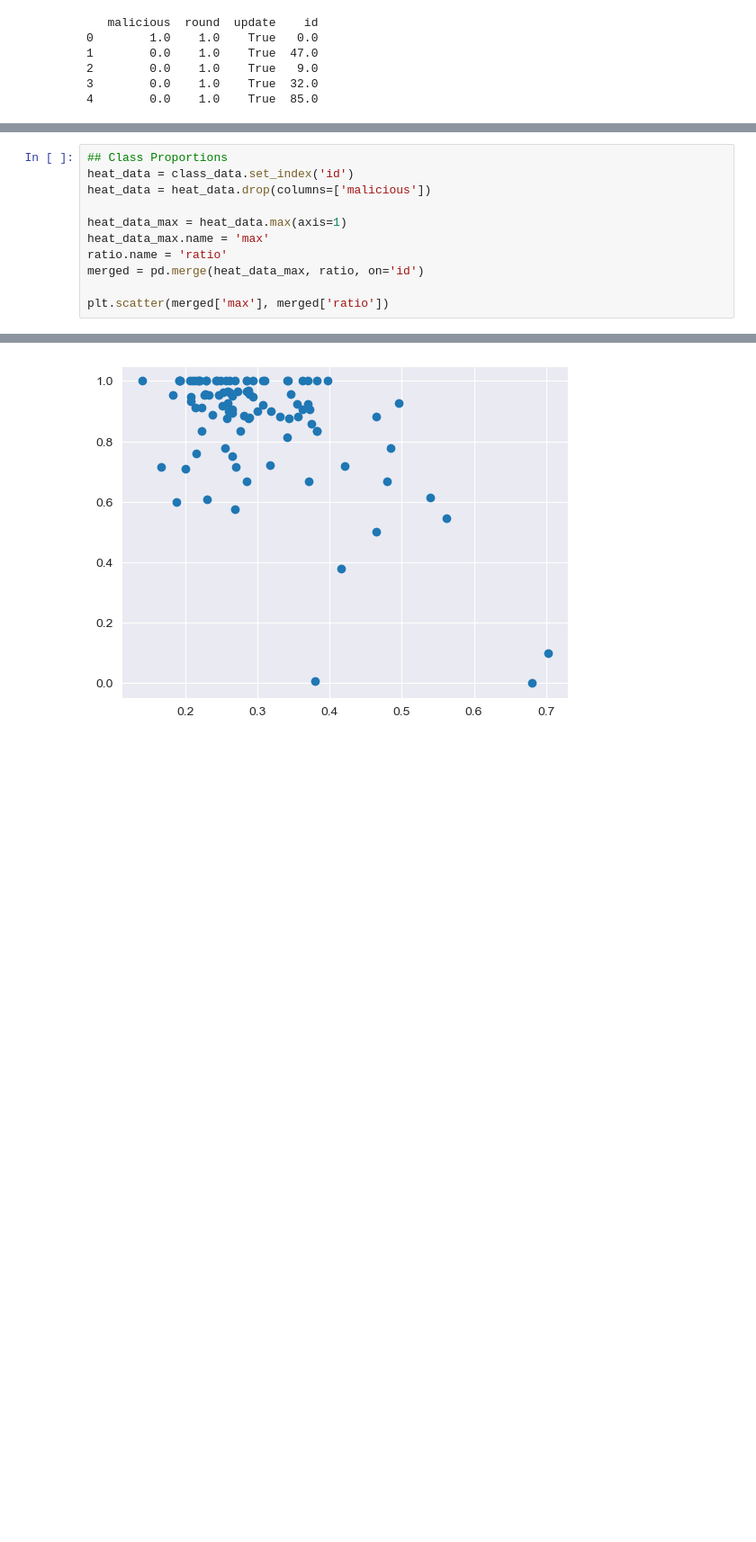
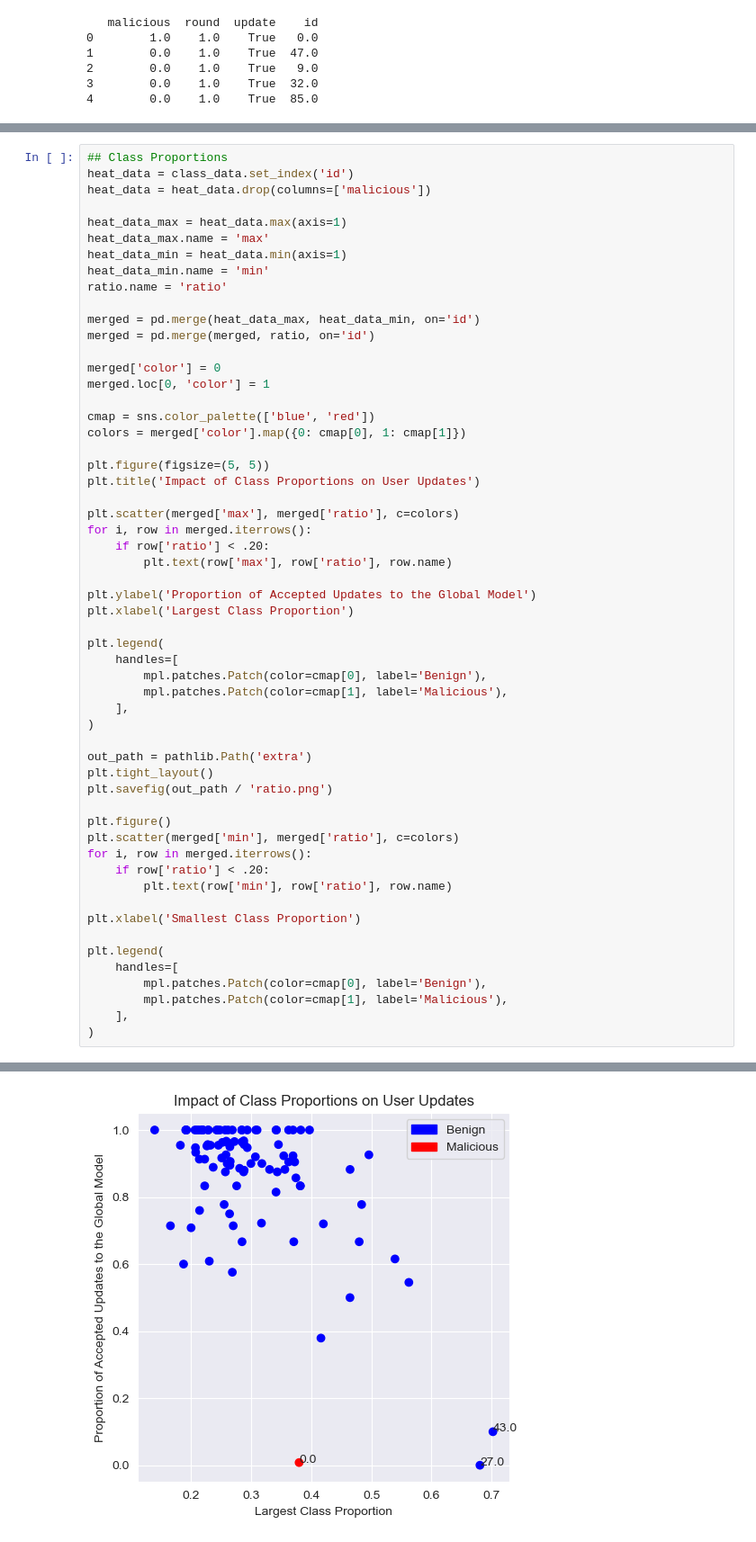
Before and after one commit to JoeLavond/TrustedAggregation, a Jupyter notebook: make_visuals/extra_filtering.ipynb, the cells around one changed output, grey strips where cells are left out. Shown at 90% size. Drawn from its saved outputs; the diff is of its cells as text; blank space fills up the shorter version.

Commit message:
update article figures

```diff
--- a/make_visuals/extra_filtering.ipynb
+++ b/make_visuals/extra_filtering.ipynb
@@ -213,8 +217,53 @@ heat_data = heat_data.drop(columns=['malicious'])
 
 heat_data_max = heat_data.max(axis=1)
 heat_data_max.name = 'max'
+heat_data_min = heat_data.min(axis=1)
+heat_data_min.name = 'min'
 ratio.name = 'ratio'
-merged = pd.merge(heat_data_max, ratio, on='id')
 
-plt.scatter(merged['max'], merged['ratio'])
+merged = pd.merge(heat_data_max, heat_data_min, on='id')
+merged = pd.merge(merged, ratio, on='id')
+
+merged['color'] = 0
+merged.loc[0, 'color'] = 1
+
+cmap = sns.color_palette(['blue', 'red'])
+colors = merged['color'].map({0: cmap[0], 1: cmap[1]})
+
+plt.figure(figsize=(5, 5))
+plt.title('Impact of Class Proportions on User Updates')
+
+plt.scatter(merged['max'], merged['ratio'], c=colors)
+for i, row in merged.iterrows():
+    if row['ratio'] < .20:
+        plt.text(row['max'], row['ratio'], row.name)
+
+plt.ylabel('Proportion of Accepted Updates to the Global Model')
+plt.xlabel('Largest Class Proportion')
+
+plt.legend(
+    handles=[
+        mpl.patches.Patch(color=cmap[0], label='Benign'),
+        mpl.patches.Patch(color=cmap[1], label='Malicious'),
+    ],
+)
+
+out_path = pathlib.Path('extra')
+plt.tight_layout()
+plt.savefig(out_path / 'ratio.png')
+
+plt.figure()
+plt.scatter(merged['min'], merged['ratio'], c=colors)
+for i, row in merged.iterrows():
+    if row['ratio'] < .20:
+        plt.text(row['min'], row['ratio'], row.name)
+
+plt.xlabel('Smallest Class Proportion')
+
+plt.legend(
+    handles=[
+        mpl.patches.Patch(color=cmap[0], label='Benign'),
+        mpl.patches.Patch(color=cmap[1], label='Malicious'),
+    ],
+)
 # %% [output]
@@ -222 +271 @@ plt.scatter(merged['max'], merged['ratio'])
-[figure, old version]
+[figure, new version]
```
Also changed, not shown: parts of 2 cells of this notebook, 14 other files.
